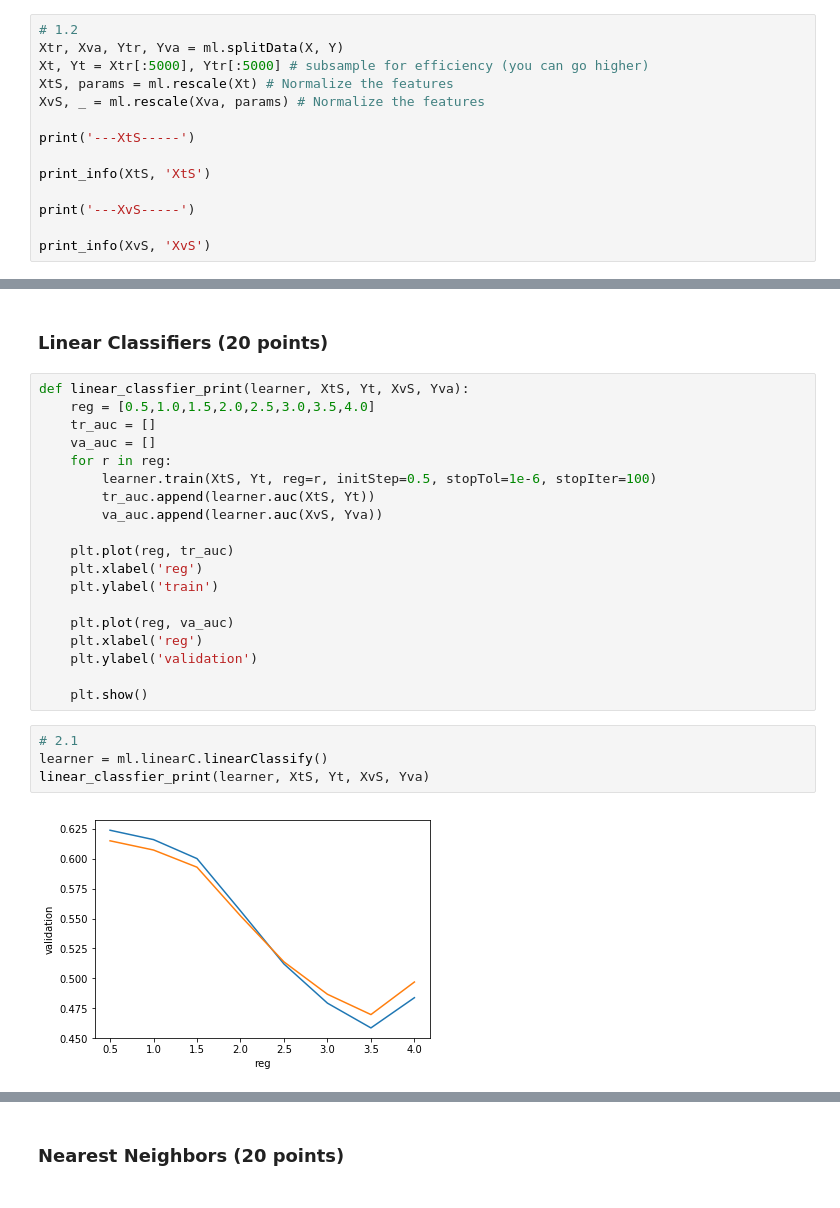
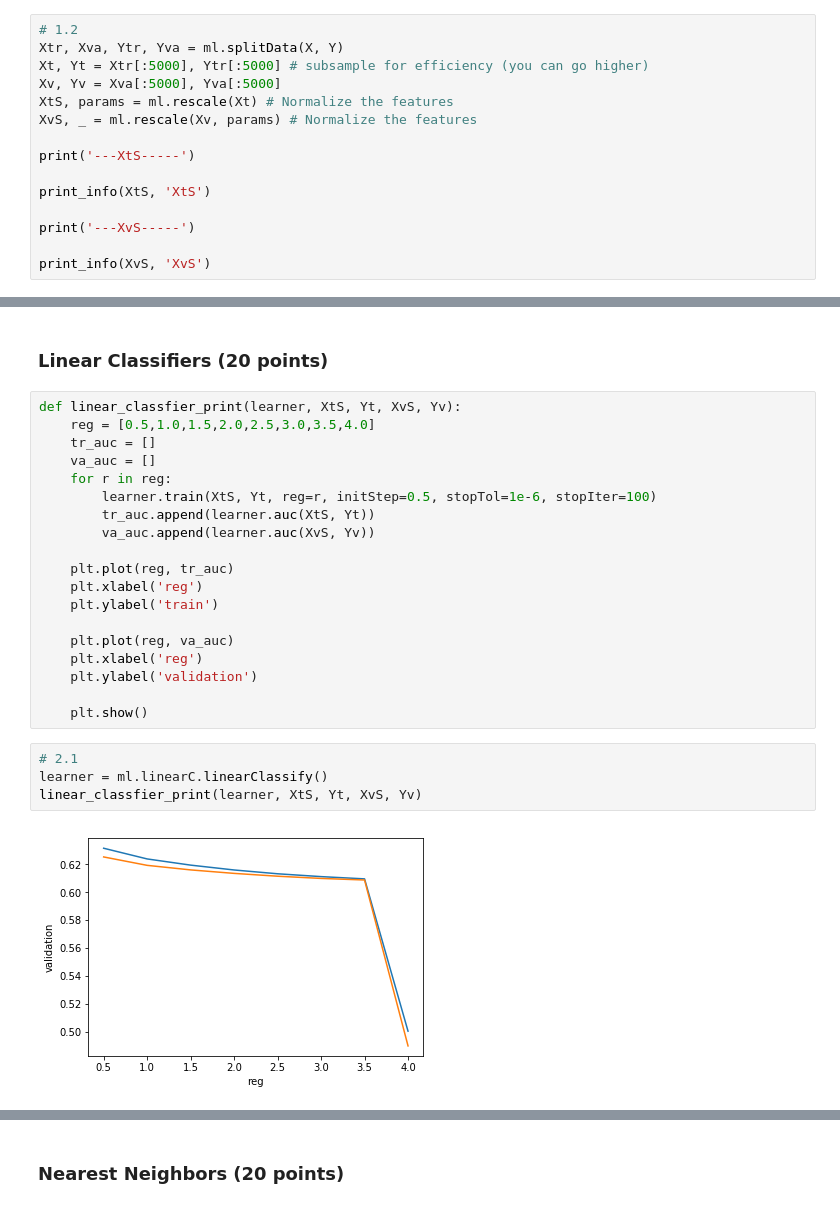
Before and after one commit to Tivcrmn/uci-cs273a, a Jupyter notebook: HW4/Homework4_11_20.ipynb, the cells around one changed output, grey strips where cells are left out. Cells and saved outputs as stored; diff of their text form.

```diff
--- a/HW4/Homework4_11_20.ipynb
+++ b/HW4/Homework4_11_20.ipynb
@@ -42,8 +42,9 @@ print_info(X, '')
 # 1.2
 Xtr, Xva, Ytr, Yva = ml.splitData(X, Y)
 Xt, Yt = Xtr[:5000], Ytr[:5000] # subsample for efficiency (you can go higher)
+Xv, Yv = Xva[:5000], Yva[:5000]
 XtS, params = ml.rescale(Xt) # Normalize the features
-XvS, _ = ml.rescale(Xva, params) # Normalize the features
+XvS, _ = ml.rescale(Xv, params) # Normalize the features
 
 print('---XtS-----')
 
@@ -73,14 +74,14 @@ XvS mean is: -0.020755741947537057 XvS variance is: 1.405630589380448
 # %% [markdown]
 ### Linear Classifiers (20 points)
 # %%
-def linear_classfier_print(learner, XtS, Yt, XvS, Yva):
+def linear_classfier_print(learner, XtS, Yt, XvS, Yv):
     reg = [0.5,1.0,1.5,2.0,2.5,3.0,3.5,4.0]
     tr_auc = []
     va_auc = []
     for r in reg:
         learner.train(XtS, Yt, reg=r, initStep=0.5, stopTol=1e-6, stopIter=100)
         tr_auc.append(learner.auc(XtS, Yt))
-        va_auc.append(learner.auc(XvS, Yva))
+        va_auc.append(learner.auc(XvS, Yv))
 
     plt.plot(reg, tr_auc)
     plt.xlabel('reg')
@@ -94,9 +95,9 @@ def linear_classfier_print(learner, XtS, Yt, XvS, Yva):
 # %%
 # 2.1
 learner = ml.linearC.linearClassify()
-linear_classfier_print(learner, XtS, Yt, XvS, Yva)
+linear_classfier_print(learner, XtS, Yt, XvS, Yv)
 # %% [output]
-[figure, old version]
+[figure, new version]
 # %%
 # 2.2
 Xt2 = ml.transforms.fpoly(Xt, 2, bias=False)
```
Also changed, not shown: parts of 18 cells of this notebook.
